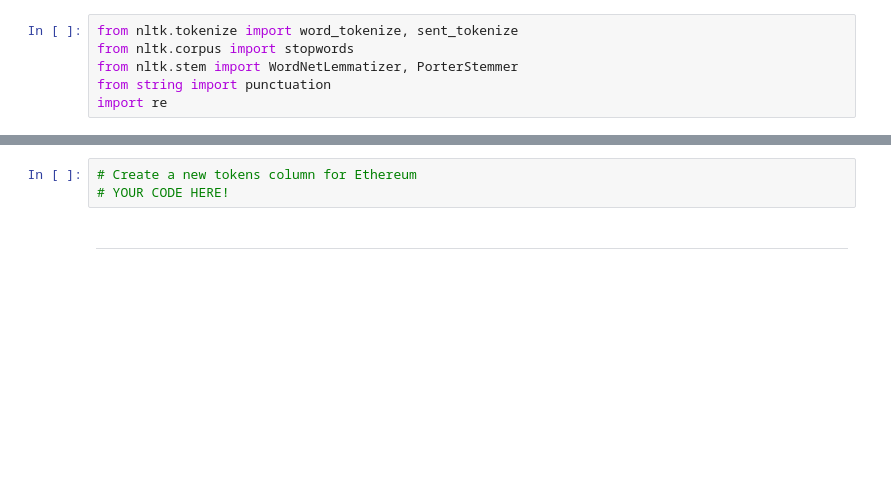
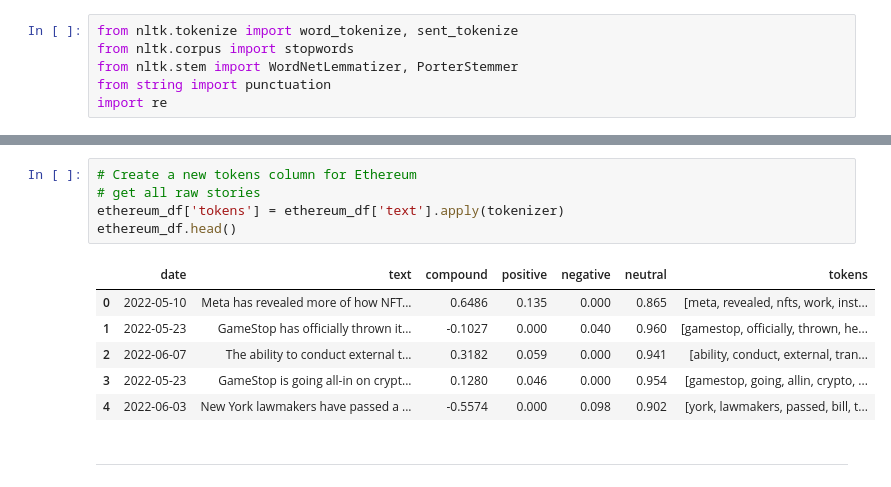
Before and after one commit to mmsaki/crypto-NLP, a Jupyter notebook: Code/crypto_sentiment.ipynb, the cells around one changed output, grey strips where cells are left out. Drawn from its saved outputs; the diff is of its cells as text; blank space fills up the shorter version.

```diff
--- a/Code/crypto_sentiment.ipynb
+++ b/Code/crypto_sentiment.ipynb
@@ -165,6 +263,15 @@ def tokenizer(text):
 # %%
 # Create a new tokens column for Ethereum
-# YOUR CODE HERE!
+# get all raw stories
+ethereum_df['tokens'] = ethereum_df['text'].apply(tokenizer)
+ethereum_df.head()
+# %% [output]
+|  | date | text | compound | positive | negative | neutral | tokens |
+| 0 | 2022-05-10 | Meta has revealed more of how NFT... | 0.6486 | 0.135 | 0.000 | 0.865 | [meta, revealed, nfts, work, inst... |
+| 1 | 2022-05-23 | GameStop has officially thrown it... | -0.1027 | 0.000 | 0.040 | 0.960 | [gamestop, officially, thrown, he... |
+| 2 | 2022-06-07 | The ability to conduct external t... | 0.3182 | 0.059 | 0.000 | 0.941 | [ability, conduct, external, tran... |
+| 3 | 2022-05-23 | GameStop is going all-in on crypt... | 0.1280 | 0.046 | 0.000 | 0.954 | [gamestop, going, allin, crypto, ... |
+| 4 | 2022-06-03 | New York lawmakers have passed a ... | -0.5574 | 0.000 | 0.098 | 0.902 | [york, lawmakers, passed, bill, t... |
 # %% [markdown]
 ---
 # %% [markdown]
```
Also changed, not shown: parts of 27 cells of this notebook.
